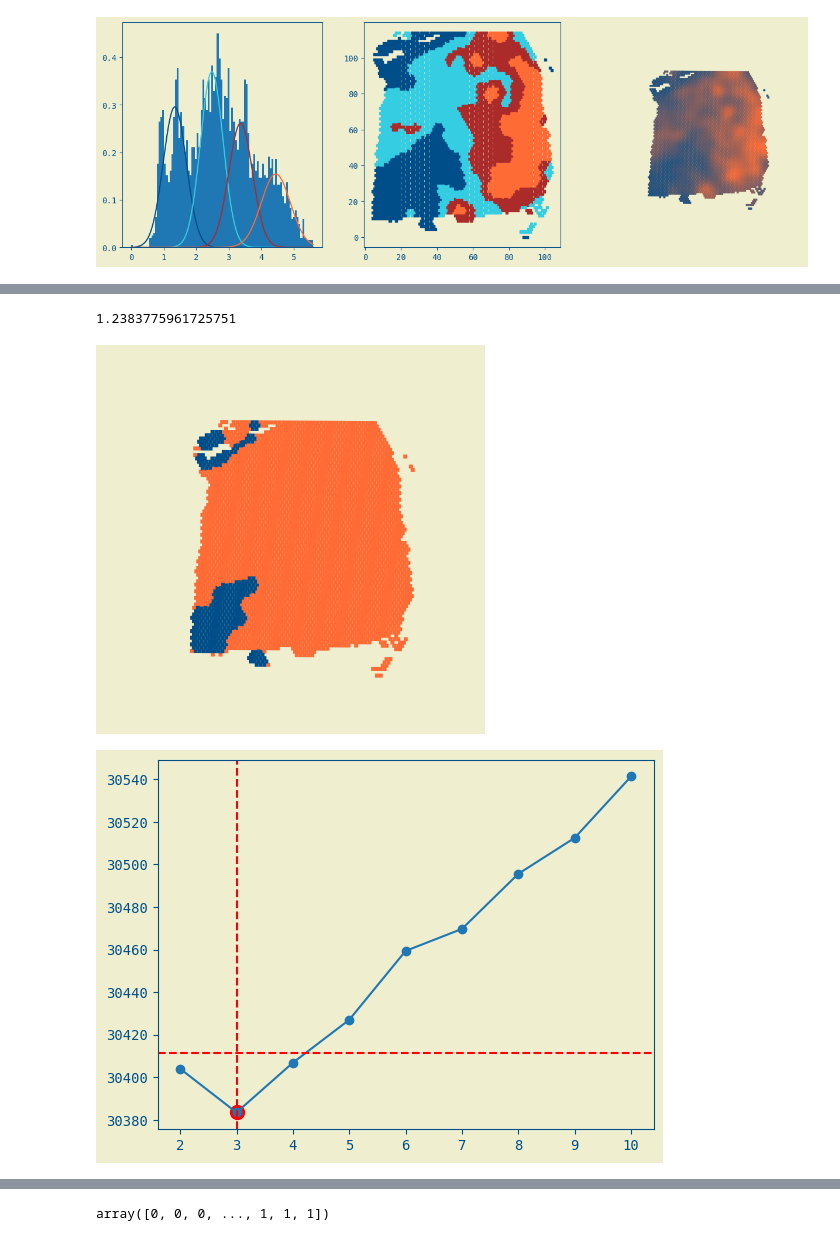
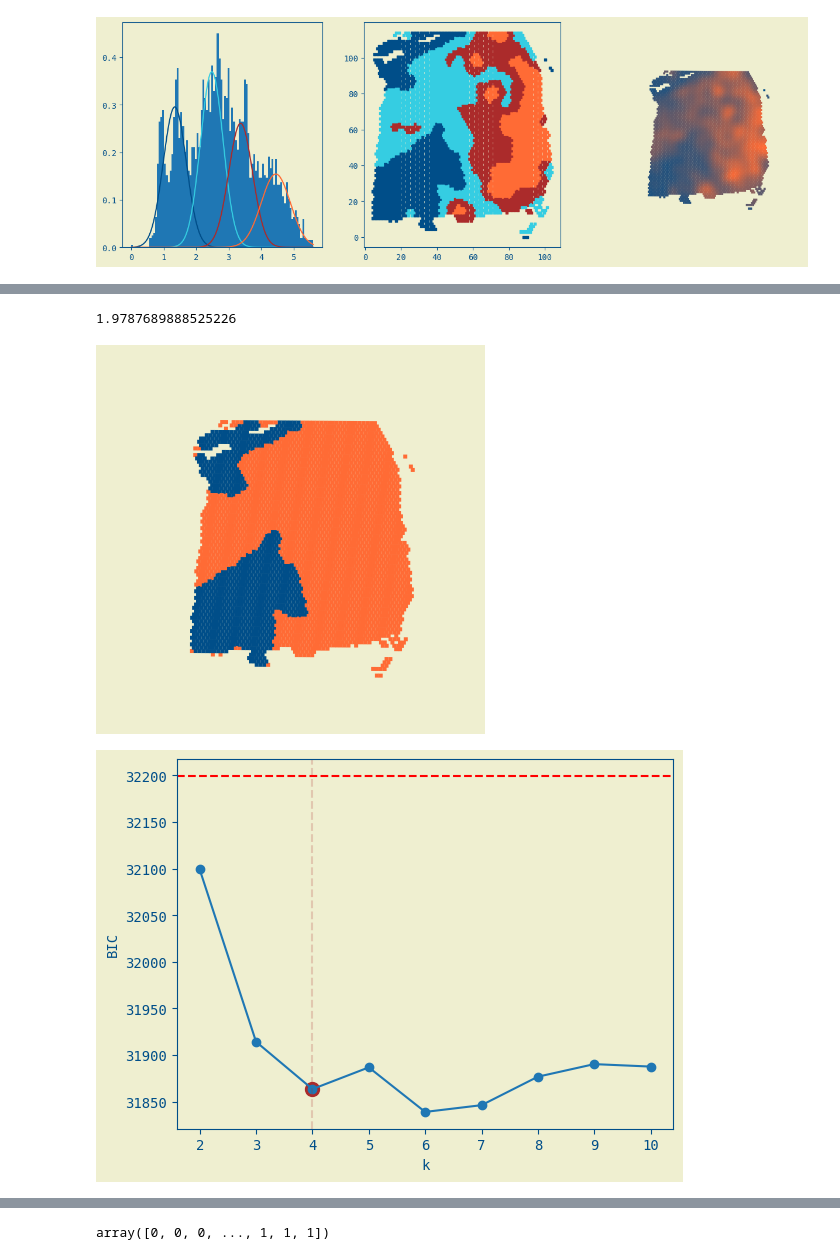
Before and after one commit to Cero1998/Tesi_Cerinelli, a Jupyter notebook: progetto_spunto/progetto/bar_hist.ipynb, the cells around one changed output, grey strips where cells are left out. Cells and saved outputs as stored; diff of their text form; code cells hidden in the pictures.

```diff
--- a/progetto_spunto/progetto/bar_hist.ipynb
+++ b/progetto_spunto/progetto/bar_hist.ipynb
@@ -819,7 +845,7 @@ plt.savefig("presentazione\\transf_ex3", dpi=1000)
 # %%
 gdata = get_gene_data(scdata, 29313).astype(int)
 
-gene_id = choice(num_varspat_genes)
+gene_id = 25354 #choice(num_varspat_genes)
 gdata   = get_gene_data(scdata, gene_id).astype(int)
 
 print(gene_id)
@@ -923,23 +946,23 @@ array([3, 1, 0, 2], dtype=int64)
 # %%
 def smallest_dist(mus, stds):
     idx = np.argmin(mus)
-    return mus[idx][0], stds[idx][0][0]
+    return mus[idx], stds[idx]
 
 m, v = smallest_dist(mus, stds)
 print(m+1.8*v)
 
 plot_spatial_scatter(
     scdata,
     #expansion_filter_iterated((gdata>0.18).astype(int), 10),
     expansion_filter_iterated((gdata>(m+1.8*v)).astype(int), 10),
     #gdata,
     cmap         = myCMAP,
     spines_color = W,
     size         = 1.5,
     shape        = "square")
 # %% [output]
-1.2383775961725751
+1.9787689888525226
-[figure, old version]
+[figure, new version]
 # %%
 bins = 100
 bdata, sdata = filt_data_to_bins(gdata, 100)
@@ -958,7 +981,7 @@ y = aics
 ax = plt.gca()
 k  = find_knee(x, y, ax=ax, hline=BIC_nbin)
 # %% [output]
-[figure, old version]
+[figure, new version]
 # %%
 data = sdata.reshape(-1, 1)
 
```
Also changed, not shown: parts of 19 cells of this notebook, 24 other files.
